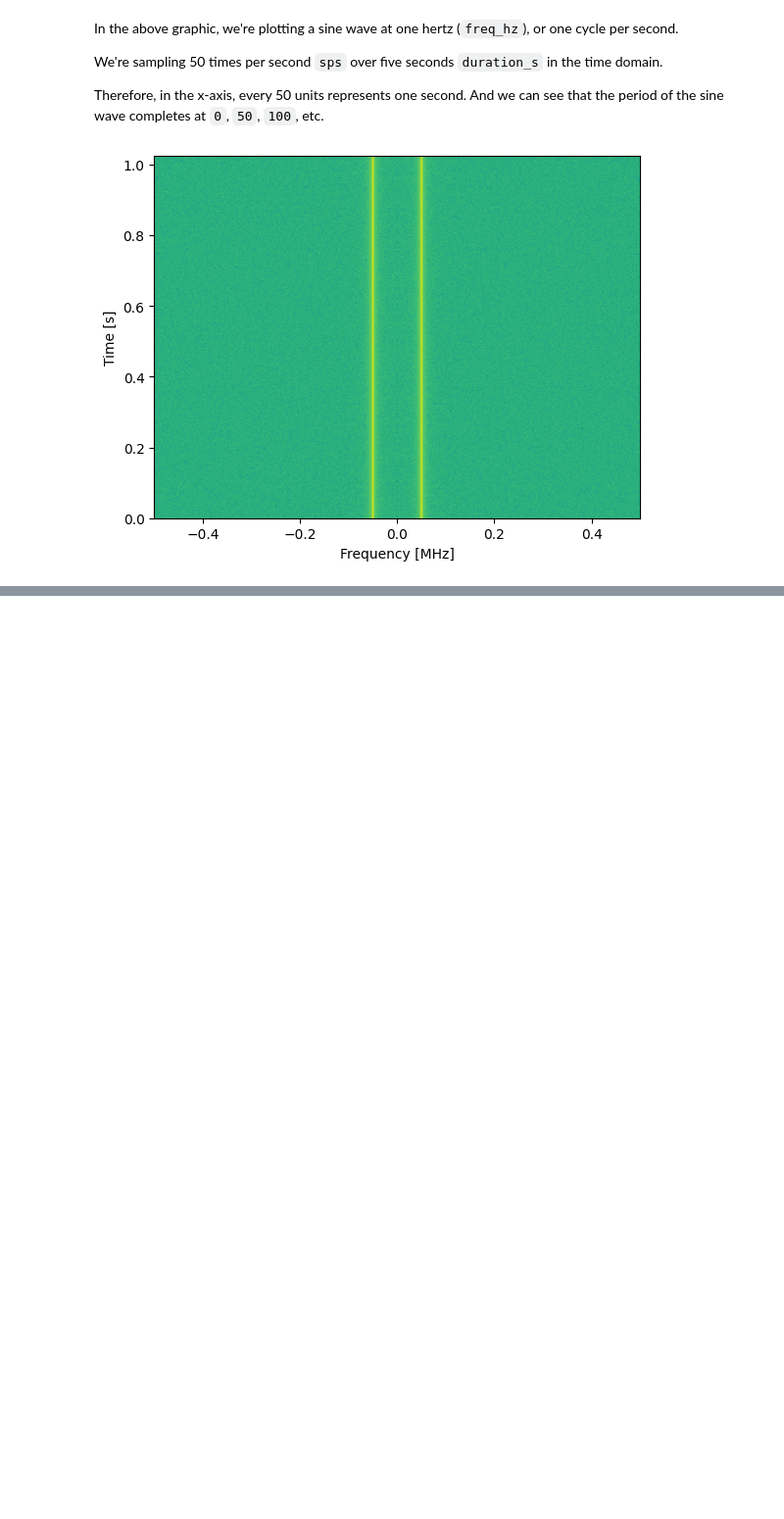
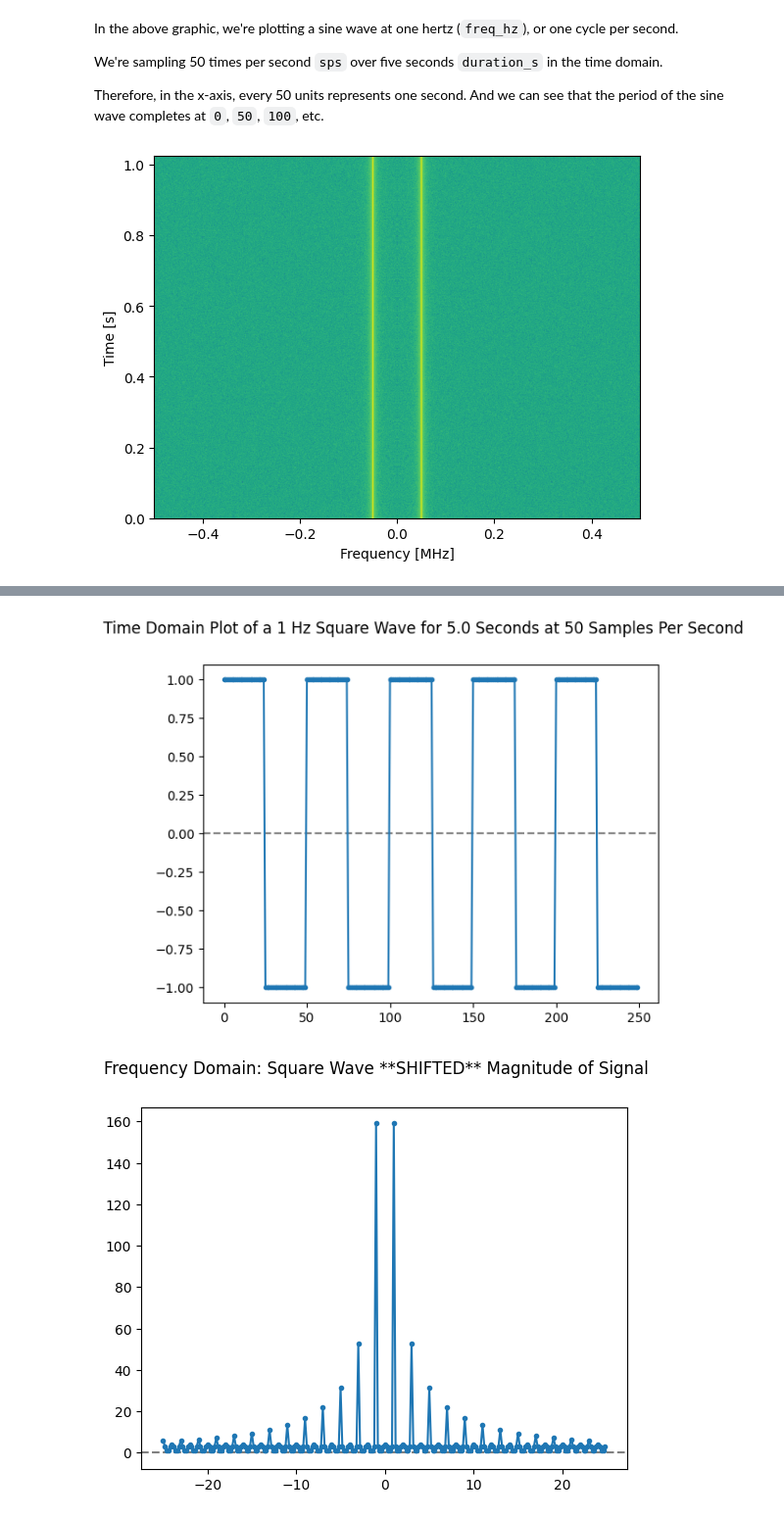
Before and after one commit to mattmakesmaps/pysdr-experiment, a Jupyter notebook: 02-frequency-domain.ipynb, the cells around one changed output, grey strips where cells are left out. Shown: that part at 98% size. Drawn from its saved outputs; the diff is of its cells as text; code cells hidden in the pictures; blank space fills up the shorter version.

Commit message:
Add square wave FFT notes.

```diff
--- a/02-frequency-domain.ipynb
+++ b/02-frequency-domain.ipynb
@@ -155,0 +165,33 @@ spectrogramCustomSignal()
+# %%
+import math
+from scipy import signal
+
+def plotASquareWave():
+    # Samples Per Second
+    sps = 50
+    # frequency
+    signal_freq_hz = 1
+    # Duration
+    duration_s = 5.0
+
+    each_sample_number = np.arange(duration_s * sps)
+    waveform = signal.square(2 * np.pi * each_sample_number * signal_freq_hz / sps)
+
+    title = "Time Domain Plot of a {0} Hz Square Wave for {1} Seconds at {2} Samples Per Second".format(signal_freq_hz, duration_s, sps)
+    plotPretty(waveform, title=title)
+
+    waveformFFT = np.fft.fft(waveform) # Calculate the FFT from time domain.
+    waveformFFT = np.fft.fftshift(waveformFFT) # Shift the FFT to center around 0.
+    waveformFFT_mag = np.abs(waveformFFT)
+    freqDomain_xaxis = np.arange(sps/-2, sps/2, sps/(duration_s * sps)) # Create actual bandwidth x-axis labels.
+    plotPretty(freqDomain_xaxis, waveformFFT_mag, title="Frequency Domain: Square Wave **SHIFTED** Magnitude of Signal")
+
+    waveformFFT_NoShift = np.fft.fft(waveform)
+    waveformFFT_NoShift_Half = waveformFFT_NoShift[:math.floor(len(waveformFFT_NoShift)/4)]
+    waveformFFT_NoShift_Half_mag = np.abs(waveformFFT_NoShift_Half)
+    plotPretty(waveformFFT_NoShift_Half_mag, title="Frequency Domain: Square Wave Subset Magnitude of Signal")
+
+plotASquareWave()
+# %% [output]
+[figure, added]
+[figure, added]
```
Also changed, not shown: parts of 3 cells of this notebook.
